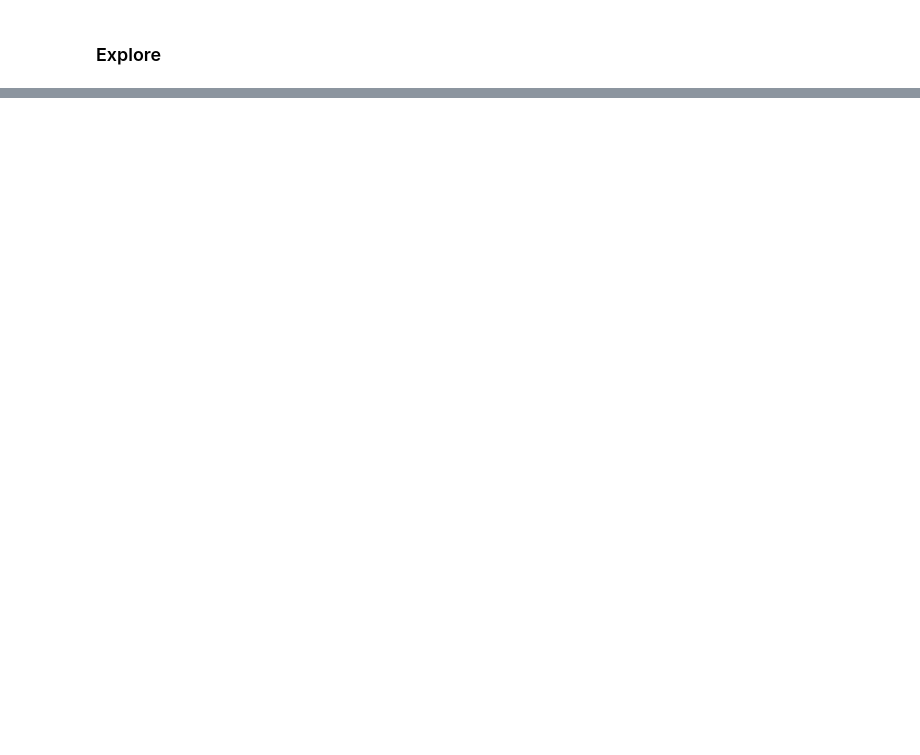
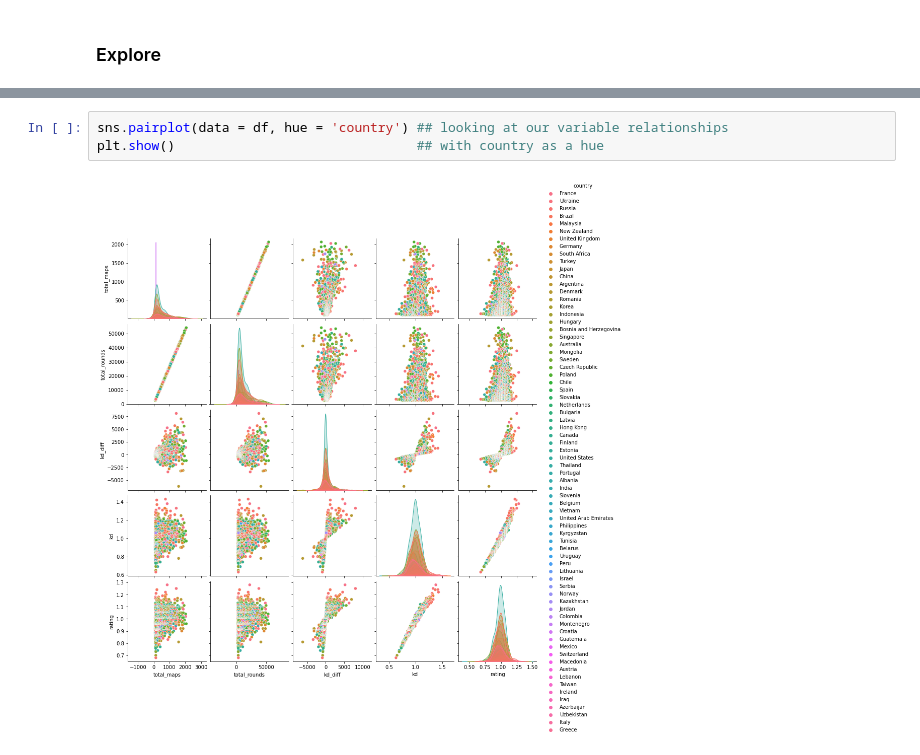
Before and after one commit to ForrestMccrosky/CSGO_player_KD, a Jupyter notebook: Rough_Draft.ipynb, the cells around one changed output, grey strips where cells are left out. Cells and saved outputs as stored; diff of their text form; blank space fills up the shorter version.

```diff
--- a/Rough_Draft.ipynb
+++ b/Rough_Draft.ipynb
@@ -195,0 +225,5 @@ plt.show()
+# %%
+sns.pairplot(data = df, hue = 'country') ## looking at our variable relationships
+plt.show()                               ## with country as a hue
+# %% [output]
+[figure, added]
```
Also changed, not shown: parts of 7 cells of this notebook.
